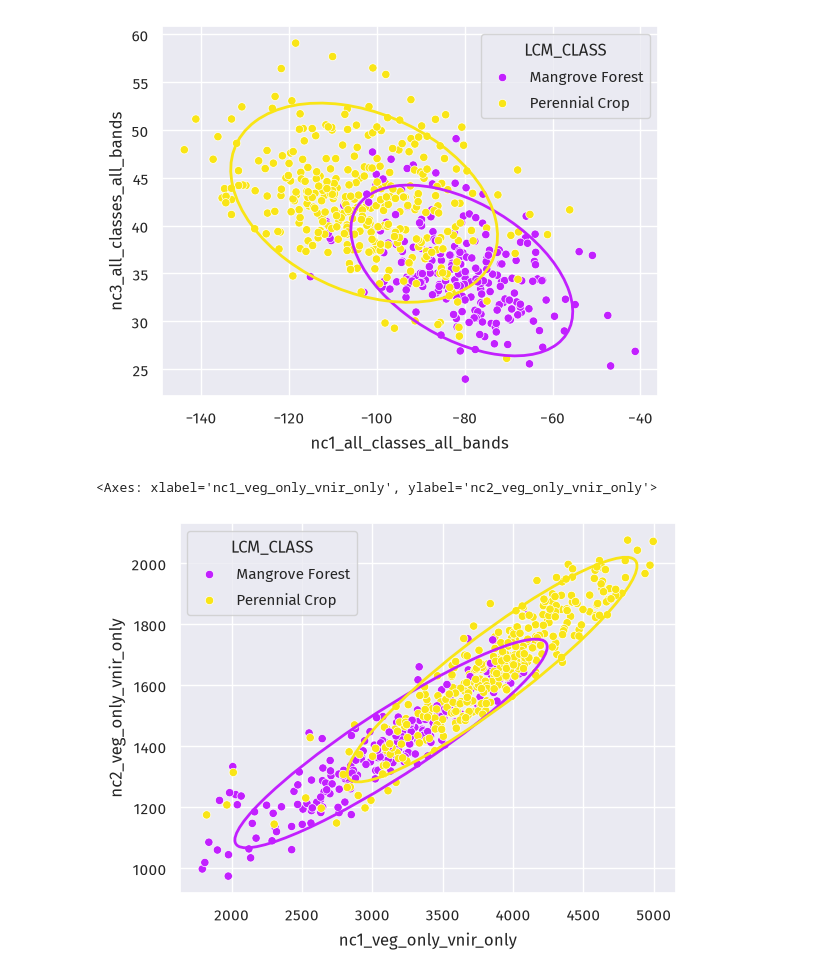
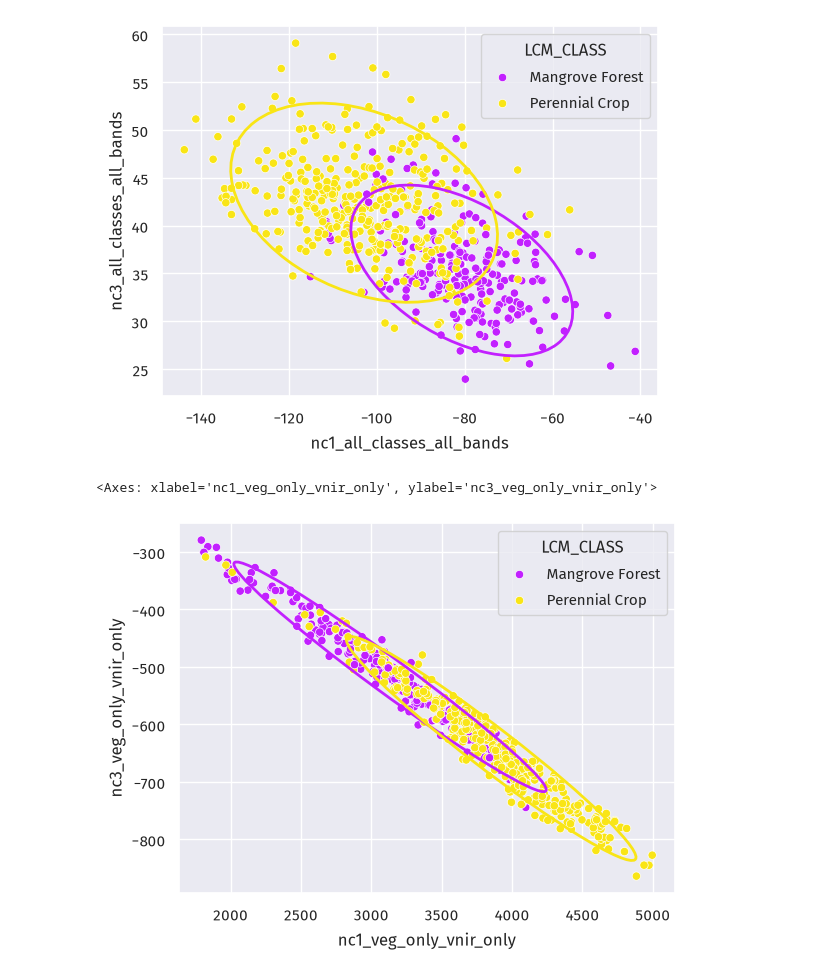
Before and after one commit to jeromemaiquez/gms-ir-mangrove-seagrass-surigao, a Jupyter notebook: main.ipynb, the cells around one changed output. Cells and saved outputs as stored; diff of their text form; code cells hidden in the pictures.

```diff
--- a/main.ipynb
+++ b/main.ipynb
@@ -1075,15 +1121,15 @@ plot.scatterplot_bands(
 # %%
 plot.scatterplot_bands(
     data=df_nca_results,
     band_x='nc1_veg_only_vnir_only',
-    band_y='nc2_veg_only_vnir_only',
+    band_y='nc3_veg_only_vnir_only',
     category_column='LCM_CLASS',
     cats_compared=dense_veg_classes,
     n_std=2
 )
 # %% [output]
-<Axes: xlabel='nc1_veg_only_vnir_only', ylabel='nc2_veg_only_vnir_only'>
+<Axes: xlabel='nc1_veg_only_vnir_only', ylabel='nc3_veg_only_vnir_only'>
-[figure, old version]
+[figure, new version]
 # %%
 plot.scatterplot_bands(
     data=df_nca_results,
```
Also changed, not shown: parts of 13 cells of this notebook.
